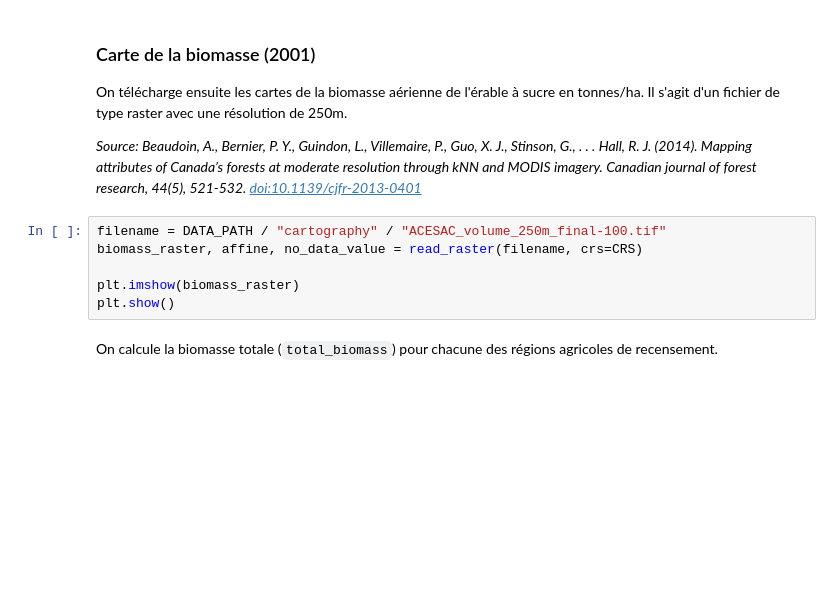
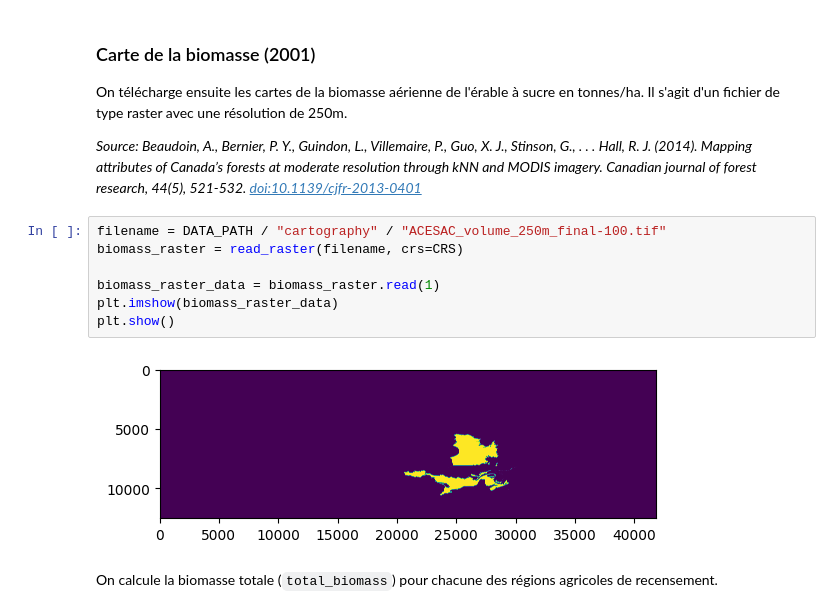
Before and after one commit to bouchardi/map_le, a Jupyter notebook: analysis.ipynb, the cells around one changed output. Cells and saved outputs as stored; diff of their text form; blank space fills up the shorter version.

```diff
--- a/analysis.ipynb
+++ b/analysis.ipynb
@@ -120,10 +141,13 @@ On télécharge ensuite les cartes de la biomasse aérienne de l'érable à sucr
 _Source: Beaudoin, A., Bernier, P. Y., Guindon, L., Villemaire, P., Guo, X. J., Stinson, G., . . . Hall, R. J. (2014). Mapping attributes of Canada’s forests at moderate resolution through kNN and MODIS imagery. Canadian journal of forest research, 44(5), 521-532. [doi:10.1139/cjfr-2013-0401](doi:10.1139/cjfr-2013-0401)_
 # %%
 filename = DATA_PATH / "cartography" / "ACESAC_volume_250m_final-100.tif"
-biomass_raster, affine, no_data_value = read_raster(filename, crs=CRS)
+biomass_raster = read_raster(filename, crs=CRS)
 
-plt.imshow(biomass_raster)
+biomass_raster_data = biomass_raster.read(1)
+plt.imshow(biomass_raster_data)
 plt.show()
+# %% [output]
+[figure, added]
 # %% [markdown]
 On calcule la biomasse totale (`total_biomass`) pour chacune des régions agricoles de recensement.
 # %%
```
Also changed, not shown: parts of 33 cells of this notebook, 1 other file.
